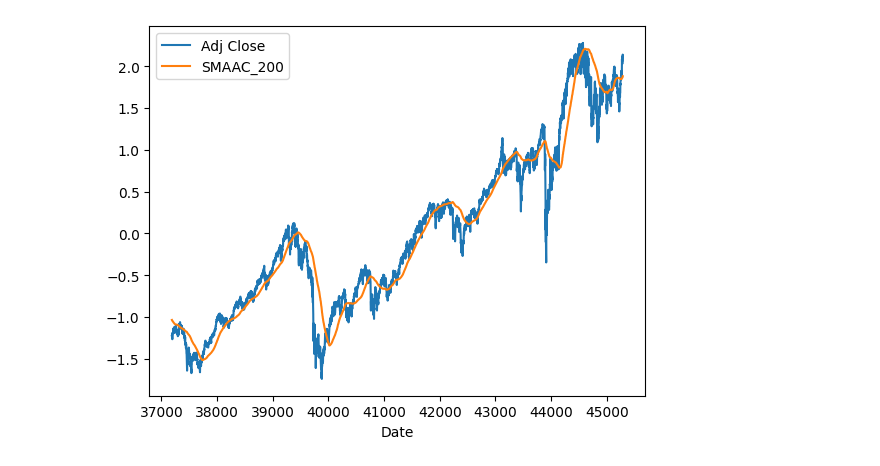
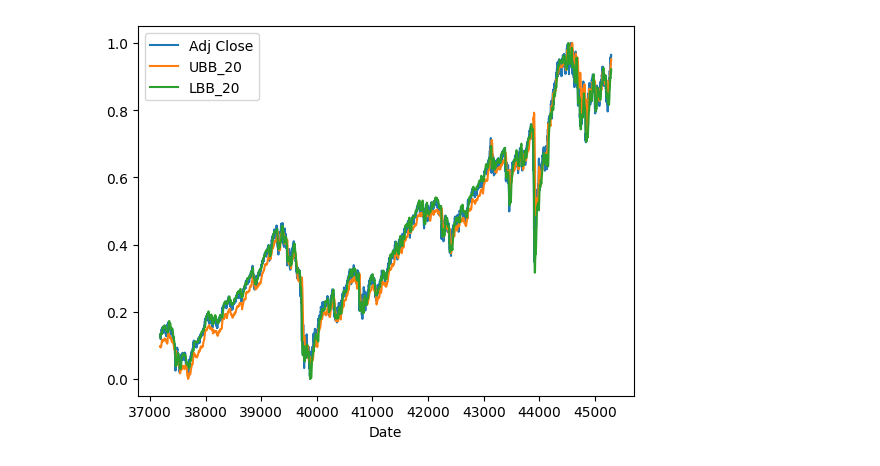
Before and after one commit to EdinZiga/MarketForecastingNN, a Jupyter notebook: Master Thesis.ipynb, the cells around one changed output. Saved outputs shown, nothing was run; the diff lists cells and outputs as text; code cells hidden in the pictures.

```diff
--- a/Master Thesis.ipynb
+++ b/Master Thesis.ipynb
@@ -30,3 +25,3 @@ from sklearn import preprocessing
 # %%
 ##Open Dataset
-df = pd.read_csv('CSV Files with Calculated Indicators/NYSE.csv')
+dataset = pd.read_csv('CSV Files with Calculated Indicators/NYSE.csv')
@@ -71,5 +92,6 @@ plt.title('Correlation Matrix', fontsize=16);
 # %%
-normalized_df.plot(x='Date', y=['Adj Close','SMAAC_200'], kind='line')
+#Linegraph for normalized Dataset
+concatenated_df.plot(x='Date', y=['Adj Close','UBB_20','LBB_20'], kind='line')
 plt.show()
 # %% [output]
-[figure, old version]
+[figure, new version]
```
Also changed, not shown: parts of 15 cells of this notebook.
